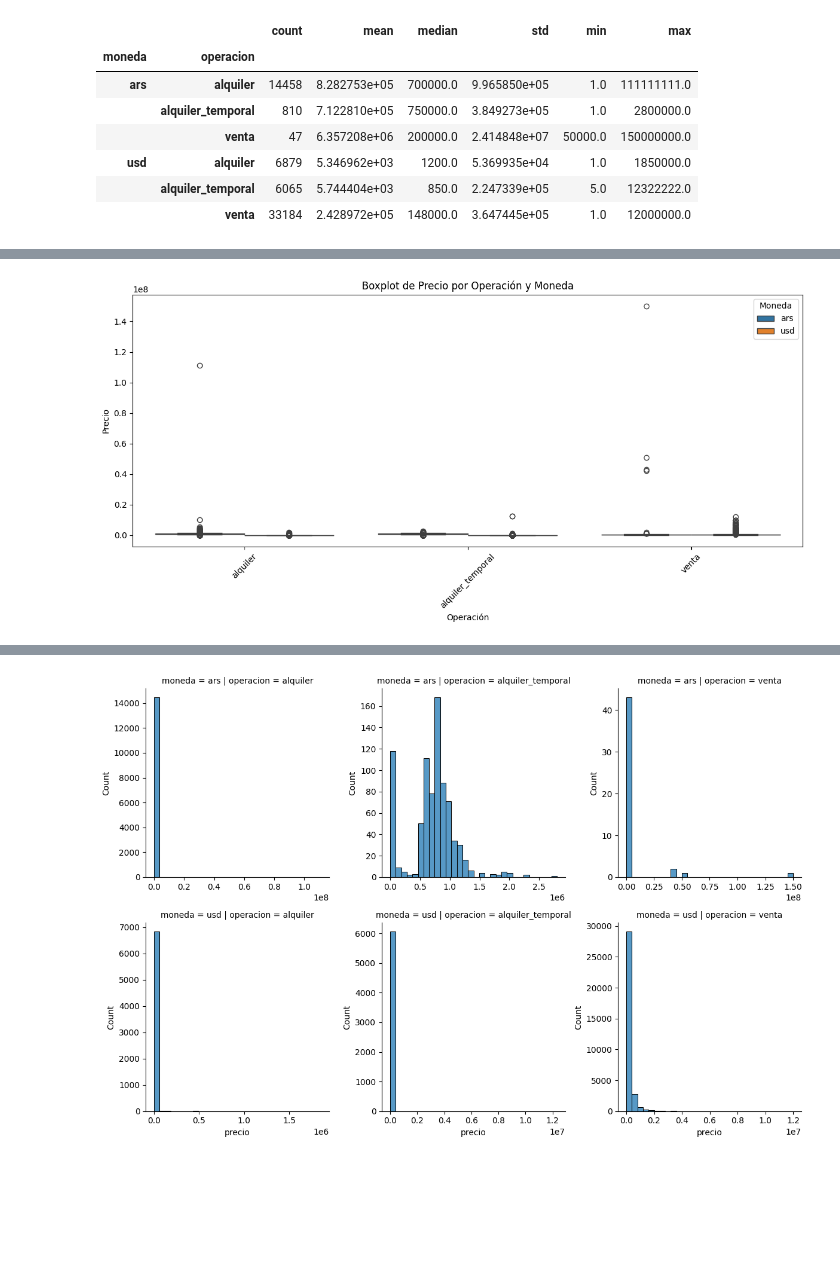
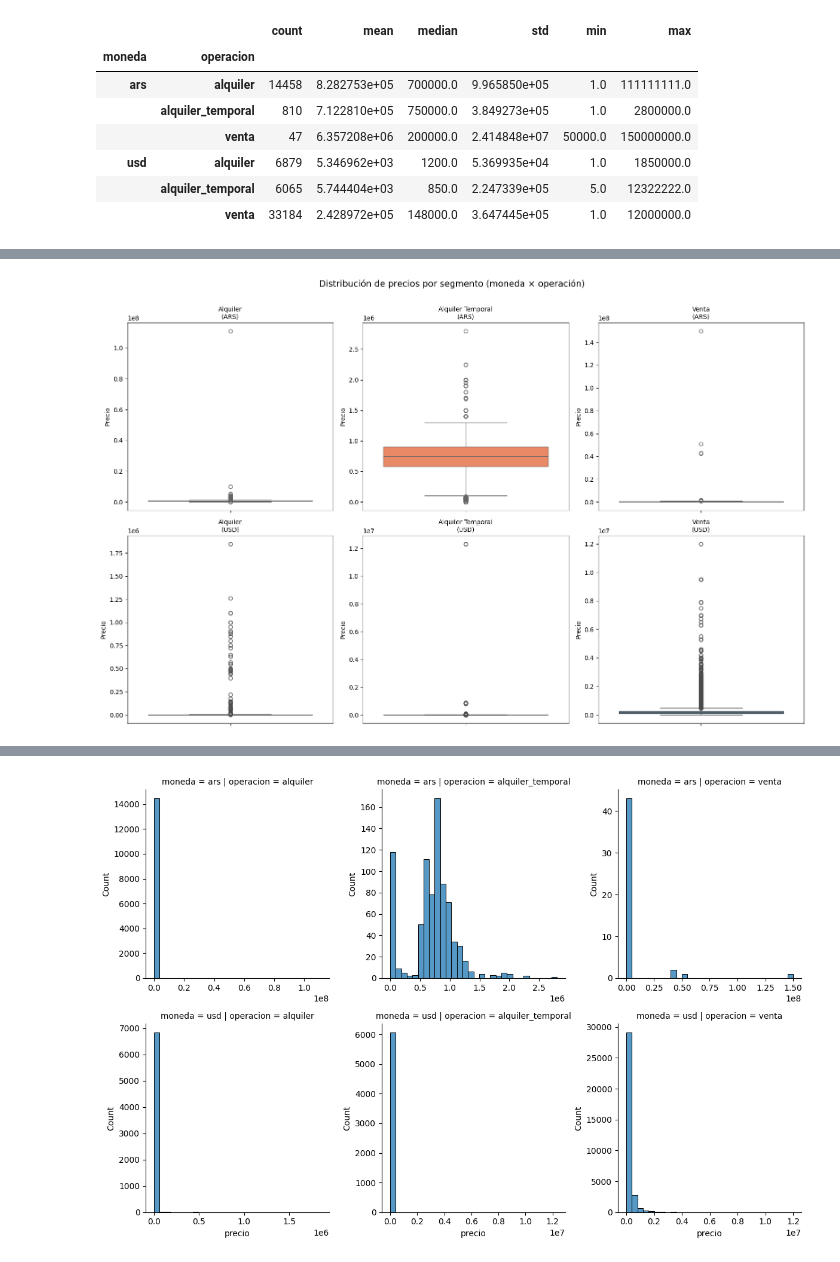
Before and after one commit to clararodriguezacevedo/descriptiva-real-estate, a Jupyter notebook: notebooks/eda.ipynb, the cells around one changed output, grey strips where cells are left out. Drawn from its saved outputs; the diff is of its cells as text; code cells hidden in the pictures; blank space fills up the shorter version.

```diff
--- a/notebooks/eda.ipynb
+++ b/notebooks/eda.ipynb
@@ -152,0 +182,13 @@ df['expensas'] = df["expensas"].apply(lambda x: float(x) if x != '' else np.nan)
+# %%
+# Histograma de expensas en escala logarítmica para detectar anomalías
+fig, ax = plt.subplots(figsize=(10, 5))
+
+expensas_validas = df['expensas'].dropna()
+ax.hist(np.log1p(expensas_validas), bins=60, color='steelblue', edgecolor='white')
+ax.set_xlabel("log(1 + expensas)")
+ax.set_ylabel("Frecuencia")
+ax.set_title("Distribución de expensas (escala logarítmica) — detección de posibles valores en USD")
+ax.axvline(np.log1p(1000), color='red', linestyle='--', label='Umbral $1.000 ARS')
+ax.legend()
+plt.tight_layout()
+plt.show()
@@ -167,16 +263,34 @@ resumen_moneda
 # %%
 df_plot = df.dropna(subset=["precio", "moneda", "operacion"]).copy()
-plt.figure(figsize=(12, 6))
-sns.boxplot(data=df_plot, x="operacion", y="precio", hue="moneda")
-plt.title("Boxplot de Precio por Operación y Moneda")
-plt.xlabel("Operación")
-plt.ylabel("Precio")
-plt.xticks(rotation=45)
-plt.legend(title="Moneda")
+
+# Definimos los segmentos a graficar
+monedas = ['ars', 'usd']
+operaciones = ['alquiler', 'alquiler_temporal', 'venta']
+
+fig, axes = plt.subplots(
+    nrows=len(monedas),
+    ncols=len(operaciones),
+    figsize=(16, 10),
+    sharex=False,
+    sharey=False
+)
+
+for i, moneda in enumerate(monedas):
+    for j, operacion in enumerate(operaciones):
+        ax = axes[i][j]
+        subset = df_plot[(df_plot['moneda'] == moneda) & (df_plot['operacion'] == operacion)]['precio'].dropna()
+
+        if len(subset) > 0:
+            sns.boxplot(y=subset, ax=ax, color='steelblue' if moneda == 'usd' else 'coral')
+            ax.set_title(f"{operacion.replace('_', ' ').title()}\n({moneda.upper()})", fontsize=10)
+        else:
+            ax.set_visible(False)
+
+        ax.set_xlabel("")
+        ax.set_ylabel("Precio")
+
+fig.suptitle("Distribución de precios por segmento (moneda × operación)", fontsize=14, y=1.01)
 plt.tight_layout()
 plt.show()
-
-# TODO: agregar descripcion que diga que hay muchos outliers que distorsionan la escala
-# Igual alquiler en ars y usd y venta en ars y usd no deberian estar en la misma escala
 # %% [output]
-[figure, old version]
+[figure, new version]
```
Also changed, not shown: parts of 32 cells of this notebook.
